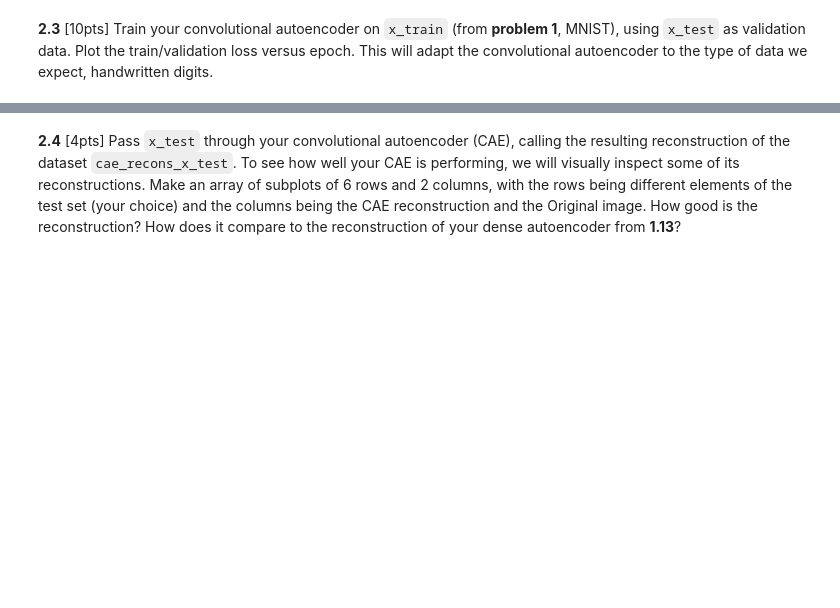
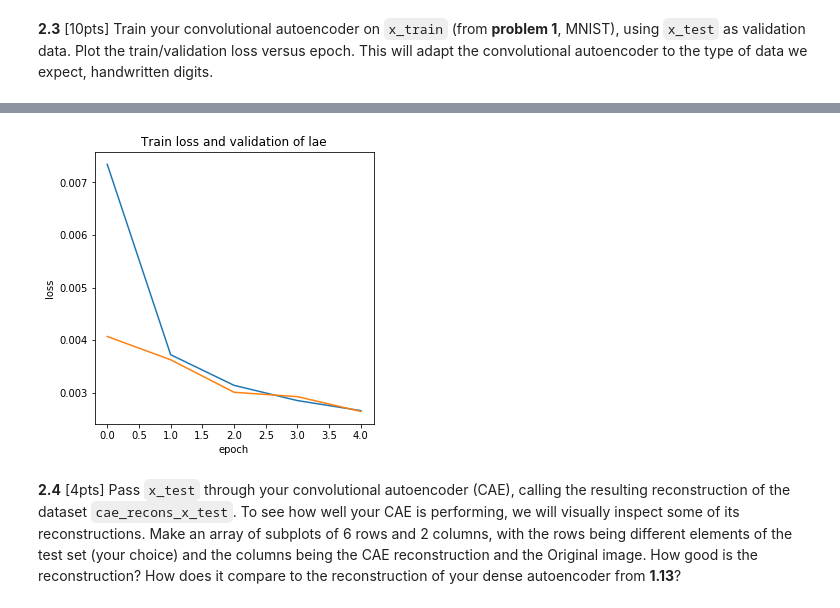
Before and after one commit to Ruby122/2020-CS109B, a Jupyter notebook: content/homeworks/hw05/cs109b-hw5-students.ipynb, the cells around one changed output, grey strips where cells are left out. Saved outputs shown, nothing was run; the diff lists cells and outputs as text; code cells hidden in the pictures; blank space fills up the shorter version.

```diff
--- a/content/homeworks/hw05/cs109b-hw5-students.ipynb
+++ b/content/homeworks/hw05/cs109b-hw5-students.ipynb
@@ -613,0 +619,16 @@ print(working_dir)
+# %%
+# your code here
+input_shape = (x_train.shape[1], x_train.shape[1], 1)
+
+cae = Sequential()
+cae.add(Conv2D(64, (3, 3), activation='relu', padding='same', input_shape=input_shape))
+cae.add(MaxPooling2D((2, 2), padding='same'))
+cae.add(Conv2D(32, (3, 3), activation='relu', padding='same'))
+cae.add(MaxPooling2D((2, 2), padding='same'))
+cae.add(Conv2D(4, (3, 3), activation='relu', padding='same'))
+cae.add(UpSampling2D((2, 2)))
+cae.add(Conv2D(32, (3, 3), activation='relu', padding='same'))
+cae.add(UpSampling2D((2, 2)))
+cae.add(Conv2D(1, (3, 3), activation='relu', padding='same'))
+
+cae.summary()
@@ -619,0 +655,17 @@ print(working_dir)
+# %%
+# your code here
+# compile
+optimizer = Adam(lr=0.002)
+cae.compile(optimizer=optimizer, loss='mse')
+# train
+epochs, batch_size = 5, 64
+x_train = x_train.reshape((x_train.shape[0], x_train.shape[1], x_train.shape[2], 1))
+x_test = x_test.reshape((x_test.shape[0], x_test.shape[1], x_test.shape[2], 1))
+
+cae_history = cae.fit(x_train, x_train,
+                  epochs=epochs,
+                  batch_size=batch_size,
+                  validation_data=(x_test, x_test)
+                 )
+path_model = os.path.join(working_dir, 'model', 'cae.h5')
+cae.save(path_model)
@@ -620,3 +684,14 @@ print(working_dir)
+# %%
+# your code here
+plt.figure(figsize = (5,5))
+plt.plot(cae_history.history['loss'], label = 'train')
+plt.plot(cae_history.history['val_loss'], label = 'validation')
+plt.title('Train loss and validation of lae')
+plt.xlabel('epoch')
+plt.ylabel('loss')
+plt.show()
+# %% [output]
+[figure, added]
 # %% [markdown]
 **2.4** [4pts] Pass `x_test` through your convolutional autoencoder (CAE), calling the resulting reconstruction of the dataset `cae_recons_x_test`. To see how well your CAE is performing, we will visually inspect some of its reconstructions. Make an array of subplots of 6 rows and 2 columns, with the rows being different elements of the test set (your choice) and the columns being the CAE reconstruction and the Original image. How good is the reconstruction? How does it compare to the reconstruction of your dense autoencoder from **1.13**?
 # %%
```
Also changed, not shown: parts of 31 cells of this notebook, 2 other files.
